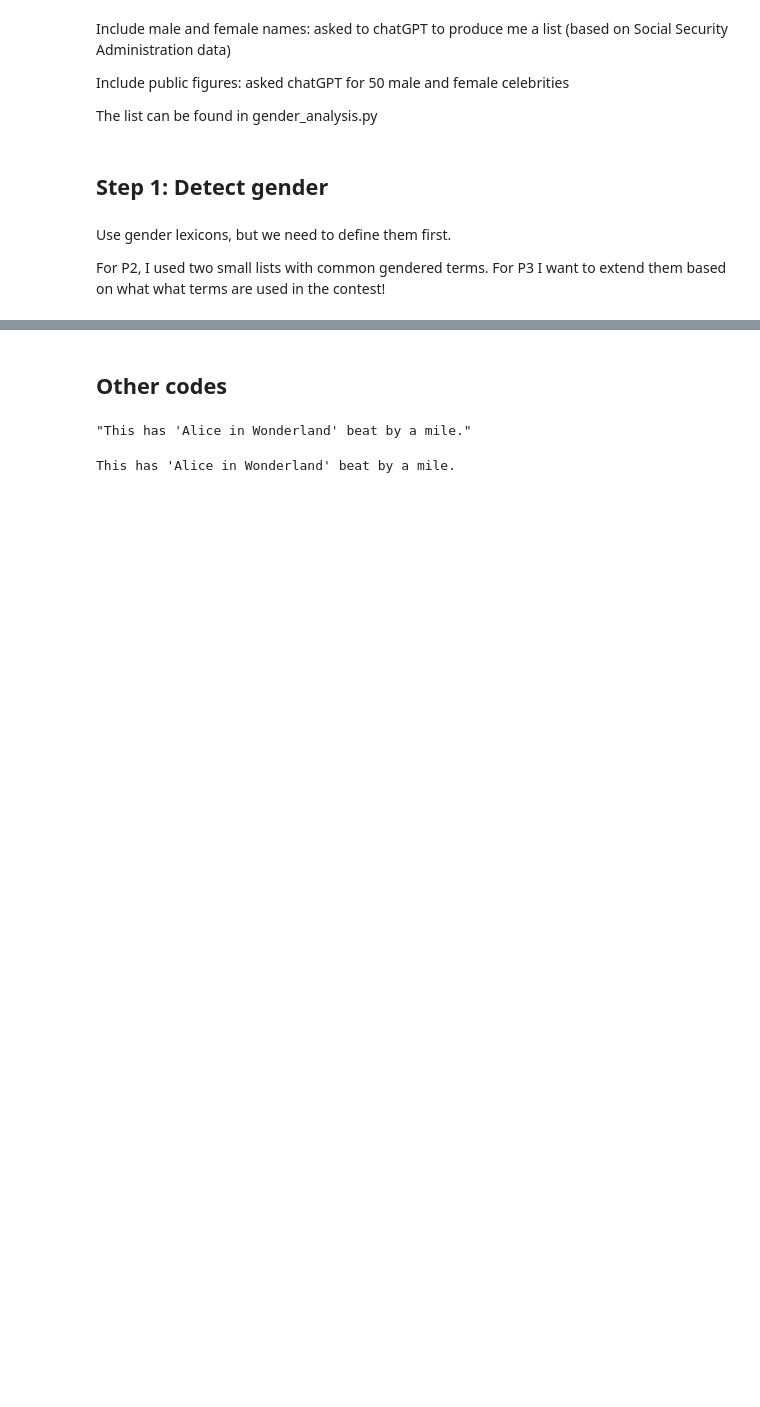
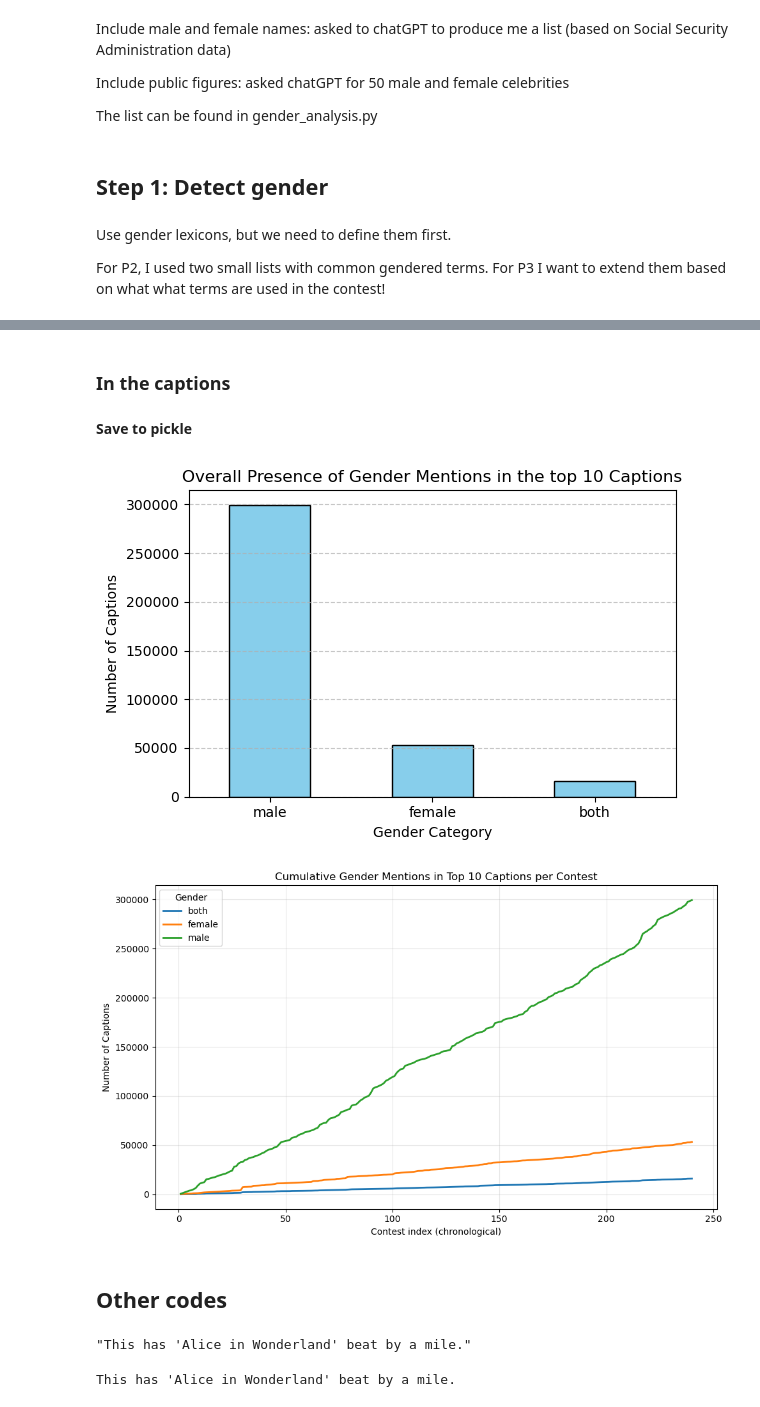
Before and after one commit to epfl-ada/ada-2025-project-adacore42, a Jupyter notebook: _Other/amelie_analysis/gender_rolesV2.ipynb, the cells around one changed output, grey strips where cells are left out. Cells and saved outputs as stored; diff of their text form; code cells hidden in the pictures; blank space fills up the shorter version.

```diff
--- a/_Other/amelie_analysis/gender_rolesV2.ipynb
+++ b/_Other/amelie_analysis/gender_rolesV2.ipynb
@@ -158,0 +183,38 @@ ga.plot_cumulative_mentions(
+# %% [markdown]
+### In the captions
+# %%
+count, dataTop = ga.get_Top_captions(dataA_removed)
+# %% [markdown]
+**Save to pickle**
+# %%
+# How often men/women are mentionned in captions
+
+overall_counts, pivoted = ga.distribution_captions(count)
+
+# In the plots I don't show the neutral, because it is a huge number compared
+# to the other categories
+
+# Plot Overall counts
+ga.plot_overall_counts(
+    overall_counts,
+    title="Overall Presence of Gender Mentions in the top 10 Captions",
+    xlabel="Gender Category",
+    ylabel="Number of Captions",
+    neutral = False
+)
+
+# Evolution over time
+cumulative = pivoted.cumsum()
+
+# Plot cumulative counts
+ga.plot_cumulative_mentions(
+    cumulative,
+    title="Cumulative Gender Mentions in Top 10 Captions per Contest",
+    xlabel="Contest index (chronological)",
+    ylabel="Number of Captions",
+    legend_title="Gender",
+    neutral = False
+)
+# %% [output]
+[figure, added]
+[figure, added]
```
Also changed, not shown: parts of 12 cells of this notebook, 2 other files.
